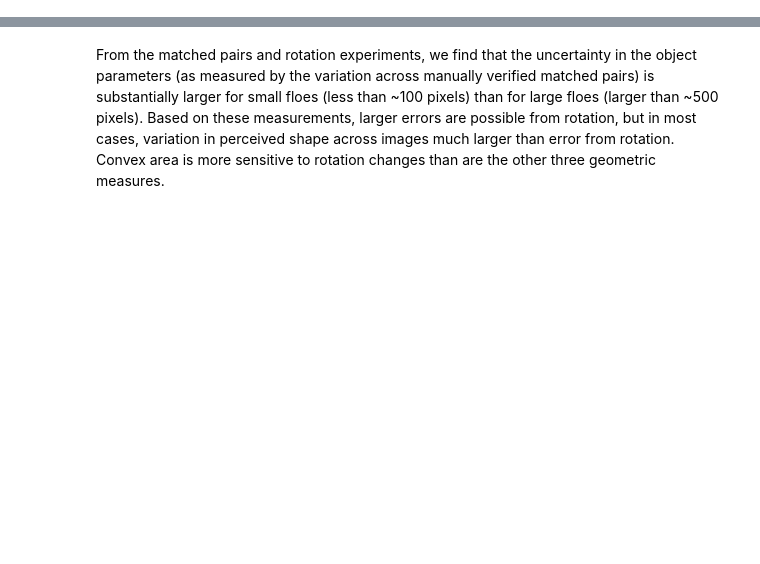
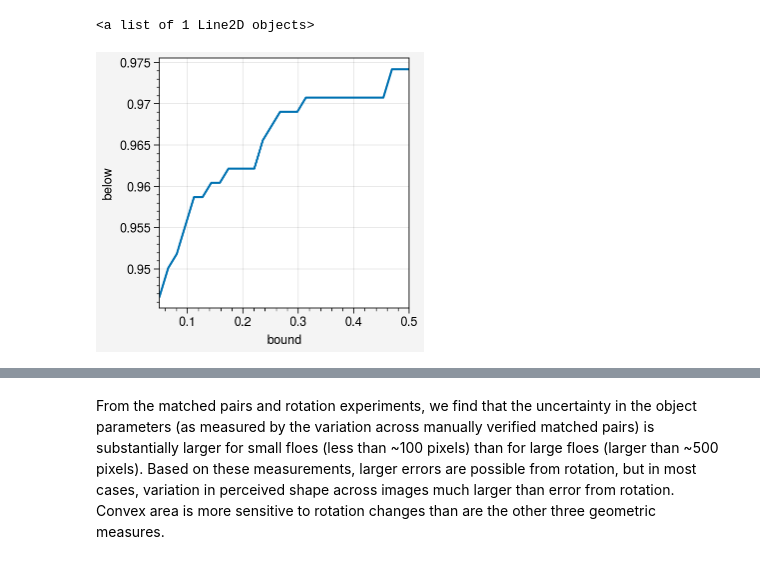
Before and after one commit to danielmwatkins/calval_tgrs, a Jupyter notebook: notebooks/tracker_matched_pairs_test_results.ipynb, the cells around one changed output, grey strips where cells are left out. Drawn from its saved outputs; the diff is of its cells as text; code cells hidden in the pictures; blank space fills up the shorter version.

Commit message:
update settings for adr plot

```diff
--- a/notebooks/tracker_matched_pairs_test_results.ipynb
+++ b/notebooks/tracker_matched_pairs_test_results.ipynb
@@ -4,0 +7,23 @@
+# %%
+#### Threshold Functions #####
+def piecewise_threshold(x, x0, x1, y0, y1):
+    if x < x0:
+        return y0
+    elif x > x1:
+        return y1
+    else:
+        return (y1 - y0)/(x1 - x0)*(x - x1) + y1
+
+# Update values below based on the calibration results (99th percentile for above / below value)
+df_train = df_matched.loc[df_matched.training, :]
+
+results = []
+lower_bound = 0.5
+test_range = np.linspace(0.05, 0.5, 30)
+for upper_bound in test_range:
+    adr_area_threshold = lambda x: np.array([piecewise_threshold(y,
+                        length_min, length_max,  lower_bound,  upper_bound) for y in x])
+    below_threshold = adr_area_threshold(df_train['L']) > df_train['adr_area']
+    results.append(np.mean(below_threshold))
+
+results = pd.DataFrame({'bound': test_range, 'below': results})
@@ -4,0 +45,6 @@
+# %%
+fig, ax = pplt.subplots()
+ax.plot(results['bound'], results['below'])
+# %% [output]
+<a list of 1 Line2D objects>
+[figure, added]
```
Also changed, not shown: parts of 14 cells of this notebook, 2 other files.
